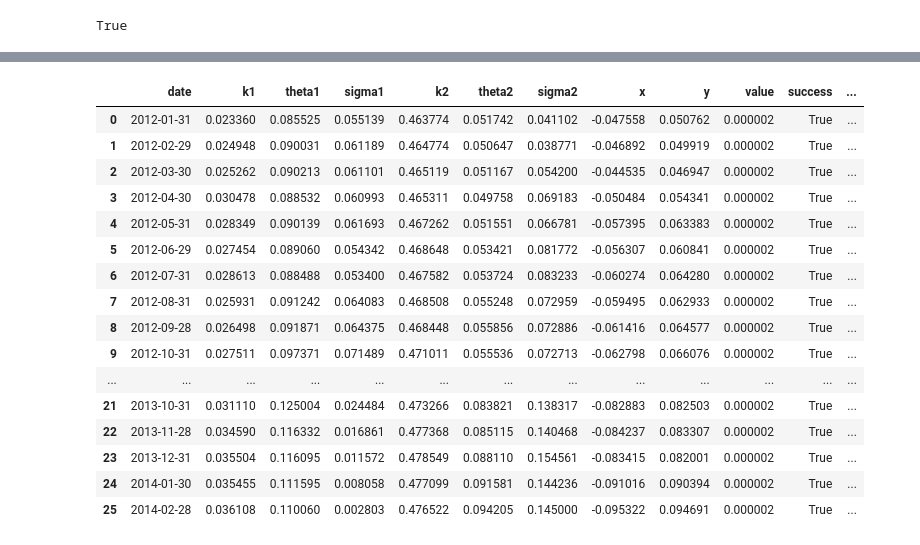
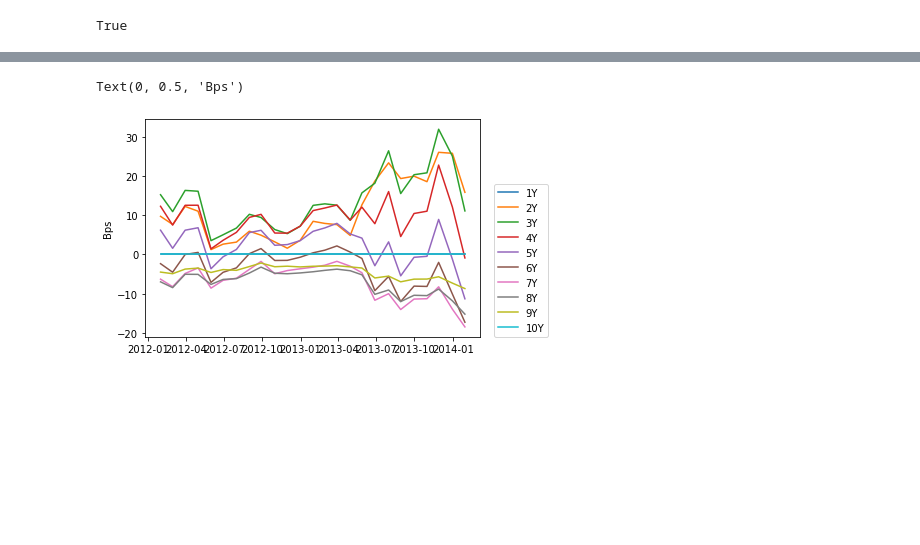
Before and after one commit to mlammi/ycarbitrage, a Jupyter notebook: cir.ipynb, the cells around one changed output, grey strips where cells are left out. Cells and saved outputs as stored; diff of their text form; code cells hidden in the pictures; blank space fills up the shorter version.

```diff
--- a/cir.ipynb
+++ b/cir.ipynb
@@ -83,21 +108,16 @@ model_swap_rates
-# %%
-parameter_data
-# %% [output]
-|  | date | k1 | theta1 | sigma1 | k2 | theta2 | sigma2 | x | y | value | success | ... |
-| 0 | 2012-01-31 | 0.023360 | 0.085525 | 0.055139 | 0.463774 | 0.051742 | 0.041102 | -0.047558 | 0.050762 | 0.000002 | True | ... |
-| 1 | 2012-02-29 | 0.024948 | 0.090031 | 0.061189 | 0.464774 | 0.050647 | 0.038771 | -0.046892 | 0.049919 | 0.000002 | True | ... |
-| 2 | 2012-03-30 | 0.025262 | 0.090213 | 0.061101 | 0.465119 | 0.051167 | 0.054200 | -0.044535 | 0.046947 | 0.000002 | True | ... |
-| 3 | 2012-04-30 | 0.030478 | 0.088532 | 0.060993 | 0.465311 | 0.049758 | 0.069183 | -0.050484 | 0.054341 | 0.000002 | True | ... |
-| 4 | 2012-05-31 | 0.028349 | 0.090139 | 0.061693 | 0.467262 | 0.051551 | 0.066781 | -0.057395 | 0.063383 | 0.000002 | True | ... |
-| 5 | 2012-06-29 | 0.027454 | 0.089060 | 0.054342 | 0.468648 | 0.053421 | 0.081772 | -0.056307 | 0.060841 | 0.000002 | True | ... |
-| 6 | 2012-07-31 | 0.028613 | 0.088488 | 0.053400 | 0.467582 | 0.053724 | 0.083233 | -0.060274 | 0.064280 | 0.000002 | True | ... |
-| 7 | 2012-08-31 | 0.025931 | 0.091242 | 0.064083 | 0.468508 | 0.055248 | 0.072959 | -0.059495 | 0.062933 | 0.000002 | True | ... |
-| 8 | 2012-09-28 | 0.026498 | 0.091871 | 0.064375 | 0.468448 | 0.055856 | 0.072886 | -0.061416 | 0.064577 | 0.000002 | True | ... |
-| 9 | 2012-10-31 | 0.027511 | 0.097371 | 0.071489 | 0.471011 | 0.055536 | 0.072713 | -0.062798 | 0.066076 | 0.000002 | True | ... |
-| ... | ... | ... | ... | ... | ... | ... | ... | ... | ... | ... | ... | ... |
-| 21 | 2013-10-31 | 0.031110 | 0.125004 | 0.024484 | 0.473266 | 0.083821 | 0.138317 | -0.082883 | 0.082503 | 0.000002 | True | ... |
-| 22 | 2013-11-28 | 0.034590 | 0.116332 | 0.016861 | 0.477368 | 0.085115 | 0.140468 | -0.084237 | 0.083307 | 0.000002 | True | ... |
-| 23 | 2013-12-31 | 0.035504 | 0.116095 | 0.011572 | 0.478549 | 0.088110 | 0.154561 | -0.083415 | 0.082001 | 0.000002 | True | ... |
-| 24 | 2014-01-30 | 0.035455 | 0.111595 | 0.008058 | 0.477099 | 0.091581 | 0.144236 | -0.091016 | 0.090394 | 0.000002 | True | ... |
-| 25 | 2014-02-28 | 0.036108 | 0.110060 | 0.002803 | 0.476522 | 0.094205 | 0.145000 | -0.095322 | 0.094691 | 0.000002 | True | ... |
+# %%
+'''
+bps = 0.0001
+bpsmult = 10000
+import matplotlib.pyplot as plt
+
+mispricings = model_swap_rates.loc[:,'USD1YS':'USD10YS'].reset_index().drop(['index'],axis=1) - data1_swap_trade.loc[4:28,'USD1YS':'USD10YS'].reset_index().drop(['index'],axis=1)
+mispricings = mispricings*bpsmult #Modifying the mispricings to basis points
+plt.plot(model_swap_rates['date'], mispricings)
+plt.legend(['1Y','2Y','3Y','4Y','5Y','6Y','7Y','8Y','9Y','10Y'], loc=(1.04,0))
+plt.ylabel('Bps')
+'''
+# %% [output]
+Text(0, 0.5, 'Bps')
+[figure, added]
 # %%
```
Also changed, not shown: parts of 16 cells of this notebook, 13 other files.
